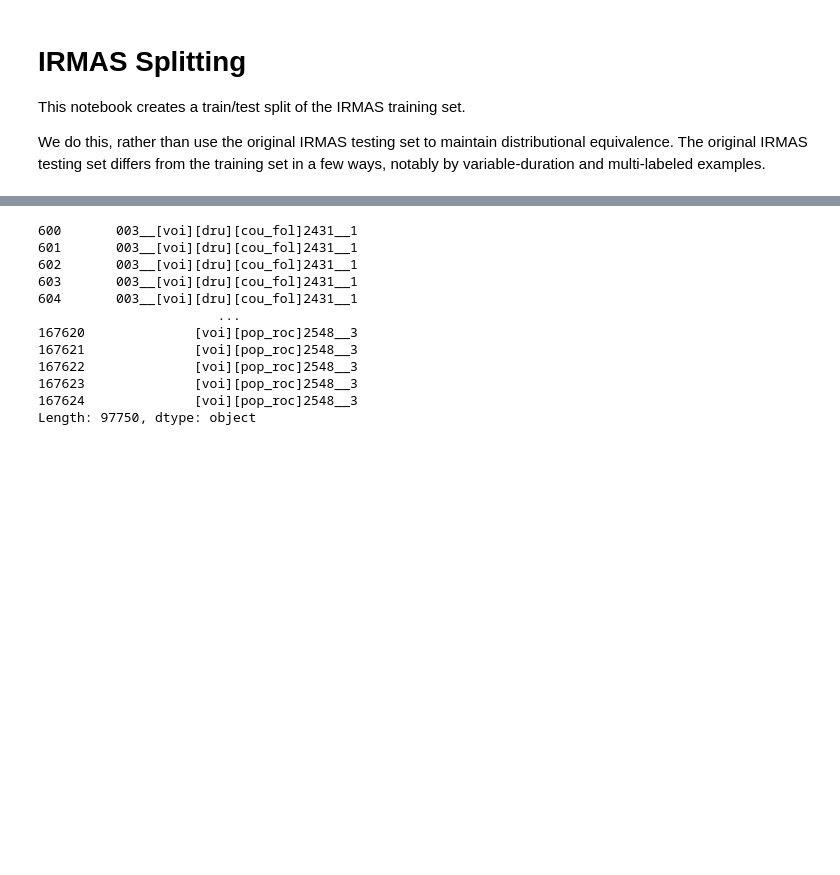
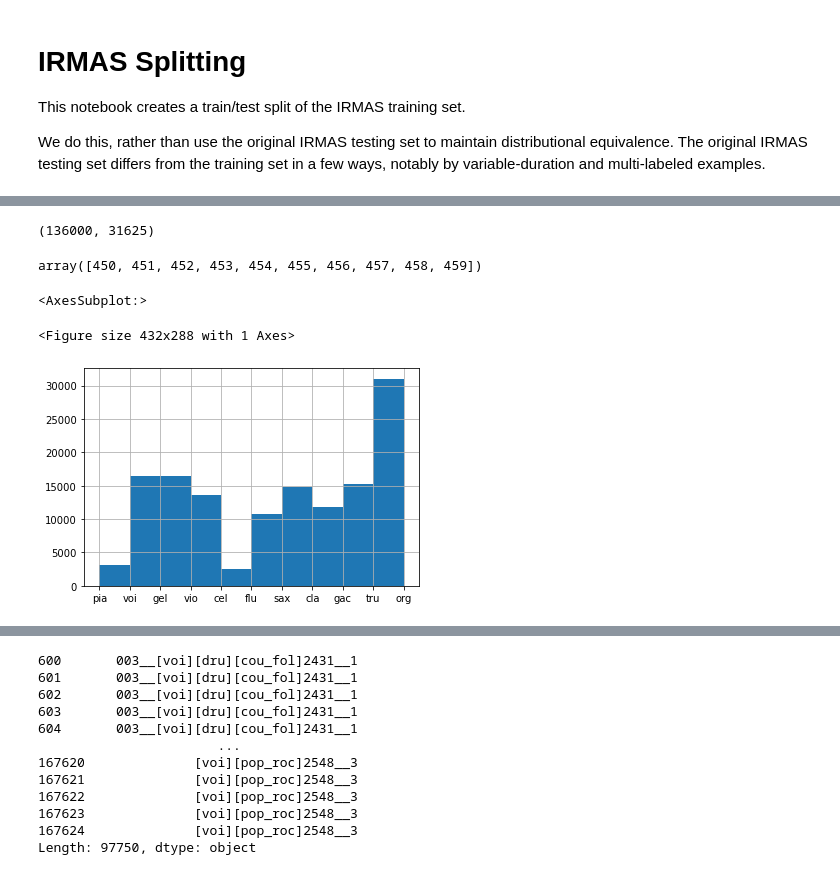
Before and after one commit to changhongw/audio-embedding-bias, a Jupyter notebook: IRMAS split.ipynb, the cells around one changed output, grey strips where cells are left out. Cells and saved outputs as stored; diff of their text form; code cells hidden in the pictures; blank space fills up the shorter version.

Commit message:
redid irmas split for better class balance

```diff
--- a/IRMAS split.ipynb
+++ b/IRMAS split.ipynb
@@ -17,0 +41,18 @@ prefixes = [_[:3] for _ in file_names]
+# %%
+labels = [classname(_) for _ in file_names]
+classes = set(labels)
+# %%
+encoder = LabelEncoder()
+Y = encoder.fit_transform(labels)
+# %%
+splitter = StratifiedGroupKFold(n_splits=4, random_state=20220419, shuffle=True)
+# %%
+train_ids, test_ids = next(splitter.split(file_names, y=Y, groups=prefixes))
+# %%
+len(train_ids), len(test_ids)
+# %% [output]
+(136000, 31625)
+# %%
+train_ids[:10]
+# %% [output]
+array([450, 451, 452, 453, 454, 455, 456, 457, 458, 459])
@@ -17,0 +65,6 @@ prefixes = [_[:3] for _ in file_names]
+# %%
+pd.Series(encoder.inverse_transform(Y[train_ids])).hist()
+# %% [output]
+<AxesSubplot:>
+<Figure size 432x288 with 1 Axes>
+[figure, added]
```
Also changed, not shown: parts of 17 cells of this notebook, 2 other files.
